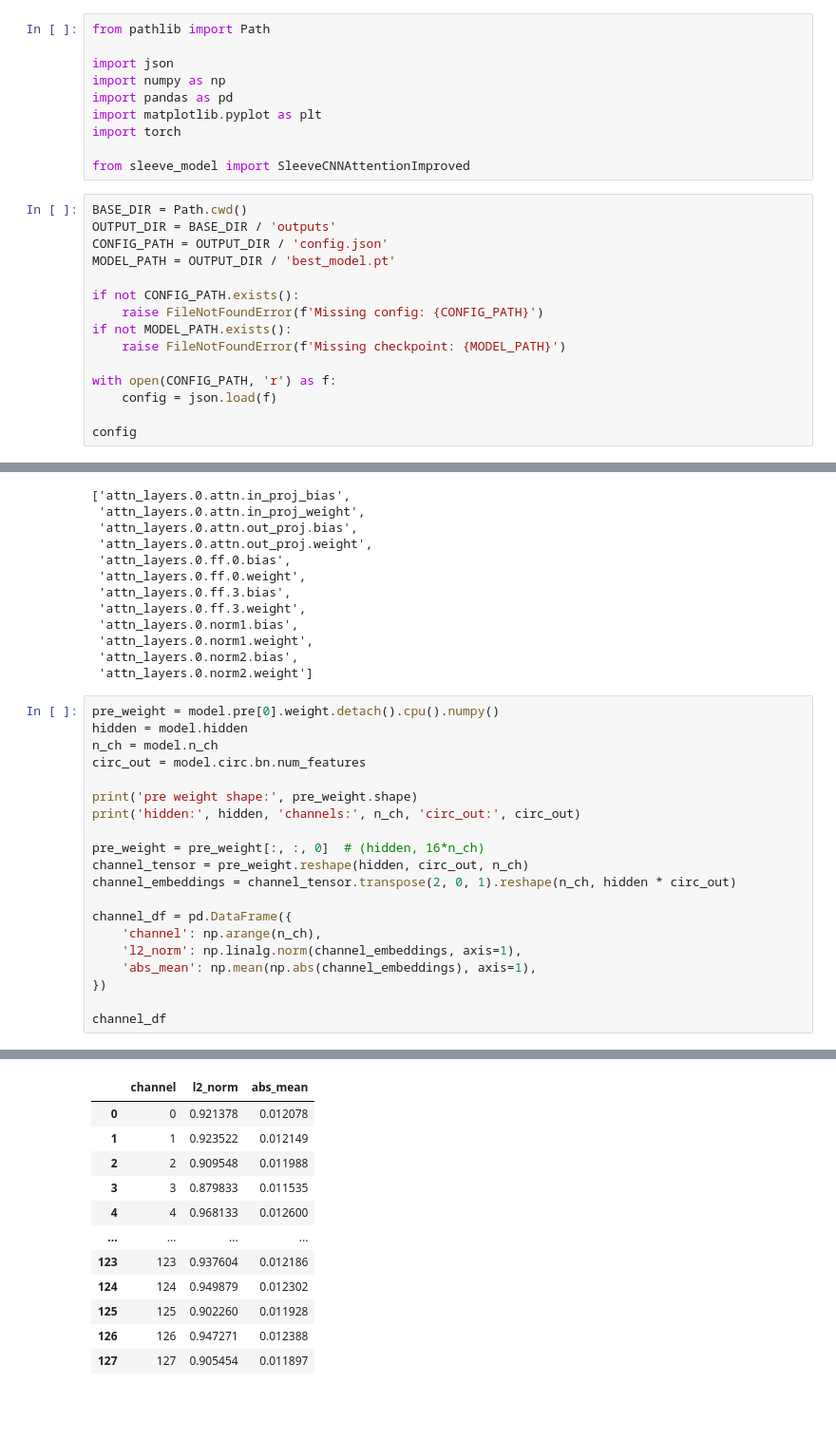
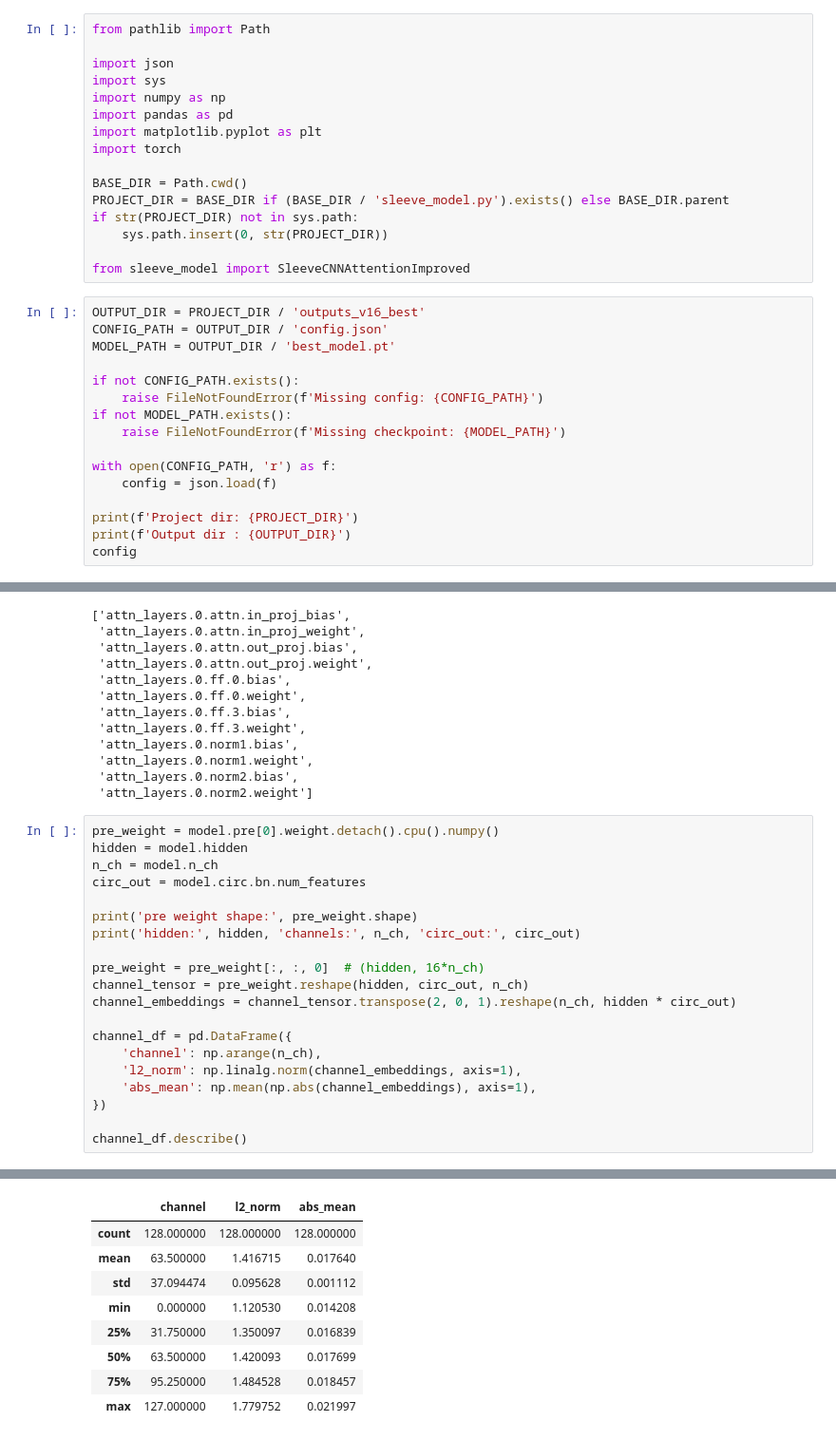
Before and after one commit to lokichubs/sEMG-model, a Jupyter notebook: sEMG_sleeve/analysis/pca_channels.ipynb, the cells around one changed output, grey strips where cells are left out. Shown at 95% size. Saved outputs shown, nothing was run; the diff lists cells and outputs as text; blank space fills up the shorter version.

```diff
--- a/sEMG_sleeve/analysis/pca_channels.ipynb
+++ b/sEMG_sleeve/analysis/pca_channels.ipynb
@@ -2,15 +2,20 @@
 from pathlib import Path
 
 import json
+import sys
 import numpy as np
 import pandas as pd
 import matplotlib.pyplot as plt
 import torch
 
+BASE_DIR = Path.cwd()
+PROJECT_DIR = BASE_DIR if (BASE_DIR / 'sleeve_model.py').exists() else BASE_DIR.parent
+if str(PROJECT_DIR) not in sys.path:
+    sys.path.insert(0, str(PROJECT_DIR))
+
 from sleeve_model import SleeveCNNAttentionImproved
 # %%
-BASE_DIR = Path.cwd()
-OUTPUT_DIR = BASE_DIR / 'outputs'
+OUTPUT_DIR = PROJECT_DIR / 'outputs_v16_best'
 CONFIG_PATH = OUTPUT_DIR / 'config.json'
 MODEL_PATH = OUTPUT_DIR / 'best_model.pt'
 
@@ -22,5 +27,7 @@ if not MODEL_PATH.exists():
 with open(CONFIG_PATH, 'r') as f:
     config = json.load(f)
 
+print(f'Project dir: {PROJECT_DIR}')
+print(f'Output dir : {OUTPUT_DIR}')
 config
 # %% [output]
@@ -76,35 +85,32 @@ Loaded model with 4,408,930 trainable params
 # %%
 pre_weight = model.pre[0].weight.detach().cpu().numpy()
 hidden = model.hidden
 n_ch = model.n_ch
 circ_out = model.circ.bn.num_features
 
 print('pre weight shape:', pre_weight.shape)
 print('hidden:', hidden, 'channels:', n_ch, 'circ_out:', circ_out)
 
 pre_weight = pre_weight[:, :, 0]  # (hidden, 16*n_ch)
 channel_tensor = pre_weight.reshape(hidden, circ_out, n_ch)
 channel_embeddings = channel_tensor.transpose(2, 0, 1).reshape(n_ch, hidden * circ_out)
 
 channel_df = pd.DataFrame({
     'channel': np.arange(n_ch),
     'l2_norm': np.linalg.norm(channel_embeddings, axis=1),
     'abs_mean': np.mean(np.abs(channel_embeddings), axis=1),
 })
 
-channel_df
+channel_df.describe()
 # %% [output]
 pre weight shape: (256, 2048, 1)
 hidden: 256 channels: 128 circ_out: 16
 |  | channel | l2_norm | abs_mean |
-| 0 | 0 | 0.921378 | 0.012078 |
-| 1 | 1 | 0.923522 | 0.012149 |
-| 2 | 2 | 0.909548 | 0.011988 |
-| 3 | 3 | 0.879833 | 0.011535 |
-| 4 | 4 | 0.968133 | 0.012600 |
-| ... | ... | ... | ... |
-| 123 | 123 | 0.937604 | 0.012186 |
-| 124 | 124 | 0.949879 | 0.012302 |
-| 125 | 125 | 0.902260 | 0.011928 |
-| 126 | 126 | 0.947271 | 0.012388 |
-| 127 | 127 | 0.905454 | 0.011897 |
+| count | 128.000000 | 128.000000 | 128.000000 |
+| mean | 63.500000 | 1.416715 | 0.017640 |
+| std | 37.094474 | 0.095628 | 0.001112 |
+| min | 0.000000 | 1.120530 | 0.014208 |
+| 25% | 31.750000 | 1.350097 | 0.016839 |
+| 50% | 63.500000 | 1.420093 | 0.017699 |
+| 75% | 95.250000 | 1.484528 | 0.018457 |
+| max | 127.000000 | 1.779752 | 0.021997 |
```
Also changed, not shown: parts of 6 cells of this notebook, 9 other files.
